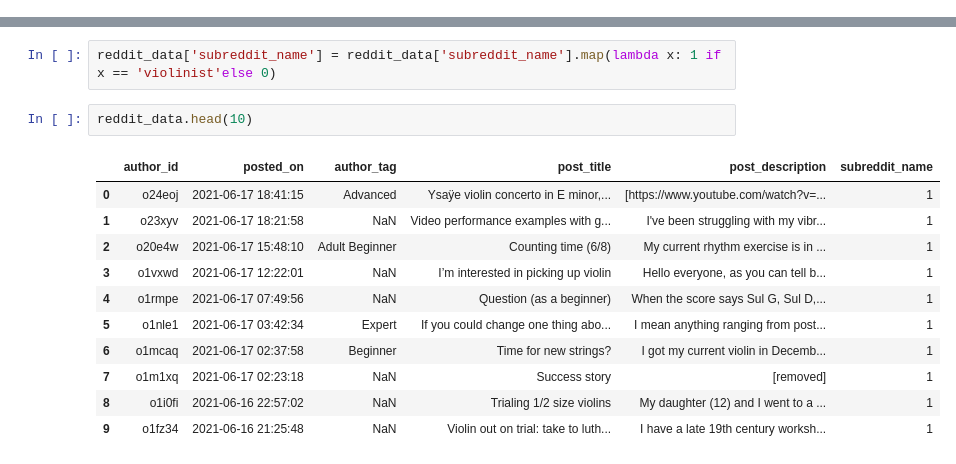
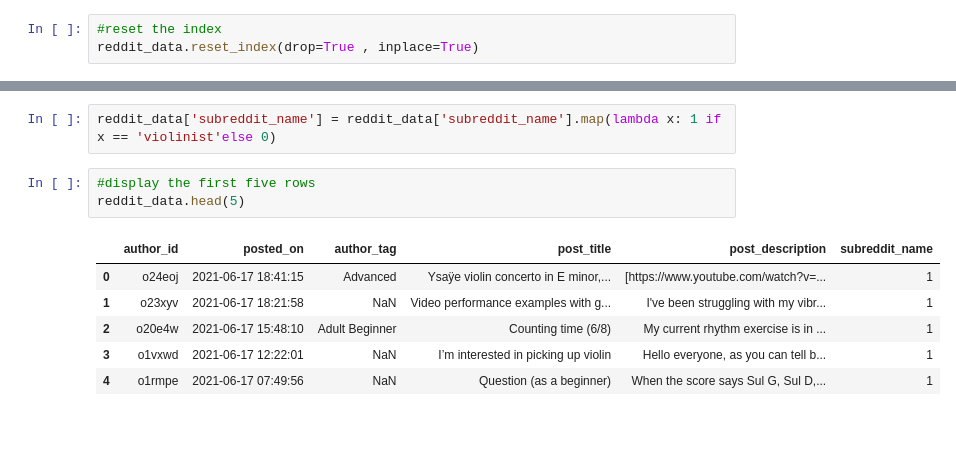
Before and after one commit to vaishnavibrungi/reddit, a Jupyter notebook: code/data_cleaning_and_eda.ipynb, the cells around one changed output, grey strips where cells are left out. Saved outputs shown, nothing was run; the diff lists cells and outputs as text; blank space fills up the shorter version.

```diff
--- a/code/data_cleaning_and_eda.ipynb
+++ b/code/data_cleaning_and_eda.ipynb
@@ -140,3 +141,6 @@ cello_df['author_tag'].value_counts().plot(kind='barh');
 **Merge both dataframes**
 # %%
 reddit_data = pd.concat([violinist_df,cello_df])
+# %%
+#reset the index
+reddit_data.reset_index(drop=True , inplace=True)
@@ -176,16 +180,12 @@ Violinist = 1 and Cello = 0**
 # %%
 reddit_data['subreddit_name'] = reddit_data['subreddit_name'].map(lambda x: 1 if x == 'violinist'else 0)
 # %%
-reddit_data.head(10)
+#display the first five rows
+reddit_data.head(5)
 # %% [output]
 |  | author_id | posted_on | author_tag | post_title | post_description | subreddit_name |
 | 0 | o24eoj | 2021-06-17 18:41:15 | Advanced | Ysaÿe violin concerto in E minor,... | [https://www.youtube.com/watch?v=... | 1 |
 | 1 | o23xyv | 2021-06-17 18:21:58 | NaN | Video performance examples with g... | I've been struggling with my vibr... | 1 |
 | 2 | o20e4w | 2021-06-17 15:48:10 | Adult Beginner | Counting time (6/8) | My current rhythm exercise is in ... | 1 |
 | 3 | o1vxwd | 2021-06-17 12:22:01 | NaN | I’m interested in picking up violin | Hello everyone, as you can tell b... | 1 |
 | 4 | o1rmpe | 2021-06-17 07:49:56 | NaN | Question (as a beginner) | When the score says Sul G, Sul D,... | 1 |
-| 5 | o1nle1 | 2021-06-17 03:42:34 | Expert | If you could change one thing abo... | I mean anything ranging from post... | 1 |
-| 6 | o1mcaq | 2021-06-17 02:37:58 | Beginner | Time for new strings? | I got my current violin in Decemb... | 1 |
-| 7 | o1m1xq | 2021-06-17 02:23:18 | NaN | Success story | [removed] | 1 |
-| 8 | o1i0fi | 2021-06-16 22:57:02 | NaN | Trialing 1/2 size violins | My daughter (12) and I went to a ... | 1 |
-| 9 | o1fz34 | 2021-06-16 21:25:48 | NaN | Violin out on trial: take to luth... | I have a late 19th century worksh... | 1 |
```
Also changed, not shown: parts of 26 cells of this notebook, 2 other files.
